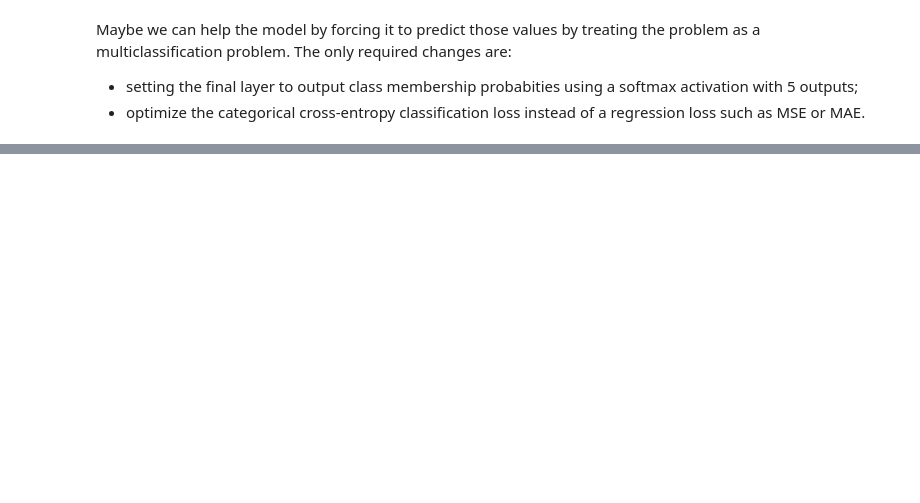
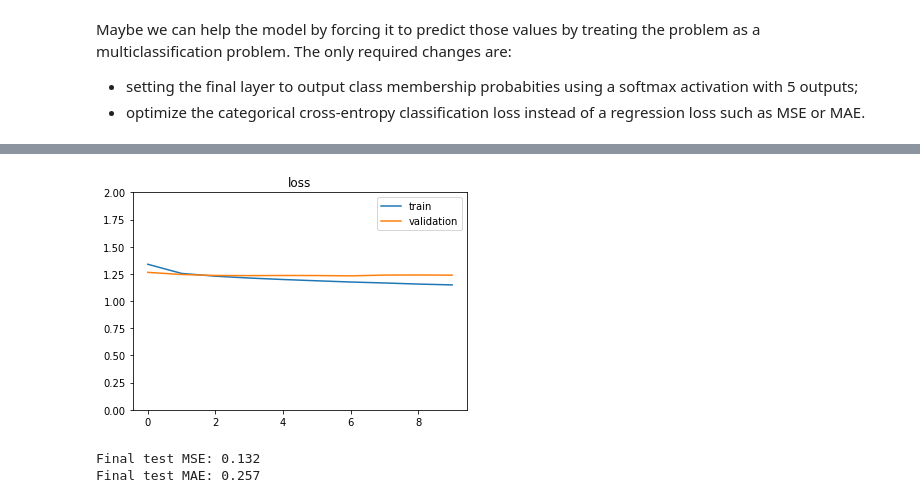
Before and after one commit to hrialan/AppliedDeepLearning_M2DataScience, a Jupyter notebook: labs/03_neural_recsys/Explicit_Feedback_Neural_Recommender_System.ipynb, the cells around one changed output, grey strips where cells are left out. Drawn from its saved outputs; the diff is of its cells as text; code cells hidden in the pictures; blank space fills up the shorter version.

```diff
--- a/labs/03_neural_recsys/Explicit_Feedback_Neural_Recommender_System.ipynb
+++ b/labs/03_neural_recsys/Explicit_Feedback_Neural_Recommender_System.ipynb
@@ -766,0 +952,8 @@ Maybe we can help the model by forcing it to predict those values by treating th
+# %%
+rating_train_one_hot = np.eye(6)[rating_train][:, 1:]
+rating_test_one_hot = np.eye(6)[rating_test][:, 1:]
+# %%
+history = model.fit([user_id_train, item_id_train, item_meta_train],
+                    rating_train_one_hot,
+                    batch_size=64, epochs=10, validation_split=0.1,
+                    shuffle=True)
@@ -766,0 +981,15 @@ Maybe we can help the model by forcing it to predict those values by treating th
+# %%
+plt.plot(history.history['loss'], label='train')
+plt.plot(history.history['val_loss'], label='validation')
+plt.ylim(0, 2)
+plt.legend(loc='best')
+plt.title('loss');
+# %% [output]
+[figure, added]
+# %%
+test_preds = model.predict([user_id_test, item_id_test, item_meta_test])
+print("Final test MSE: %0.3f" % mean_squared_error(test_preds, rating_test_one_hot))
+print("Final test MAE: %0.3f" % mean_absolute_error(test_preds, rating_test_one_hot))
+# %% [output]
+Final test MSE: 0.132
+Final test MAE: 0.257
```
Also changed, not shown: parts of 34 cells of this notebook.
